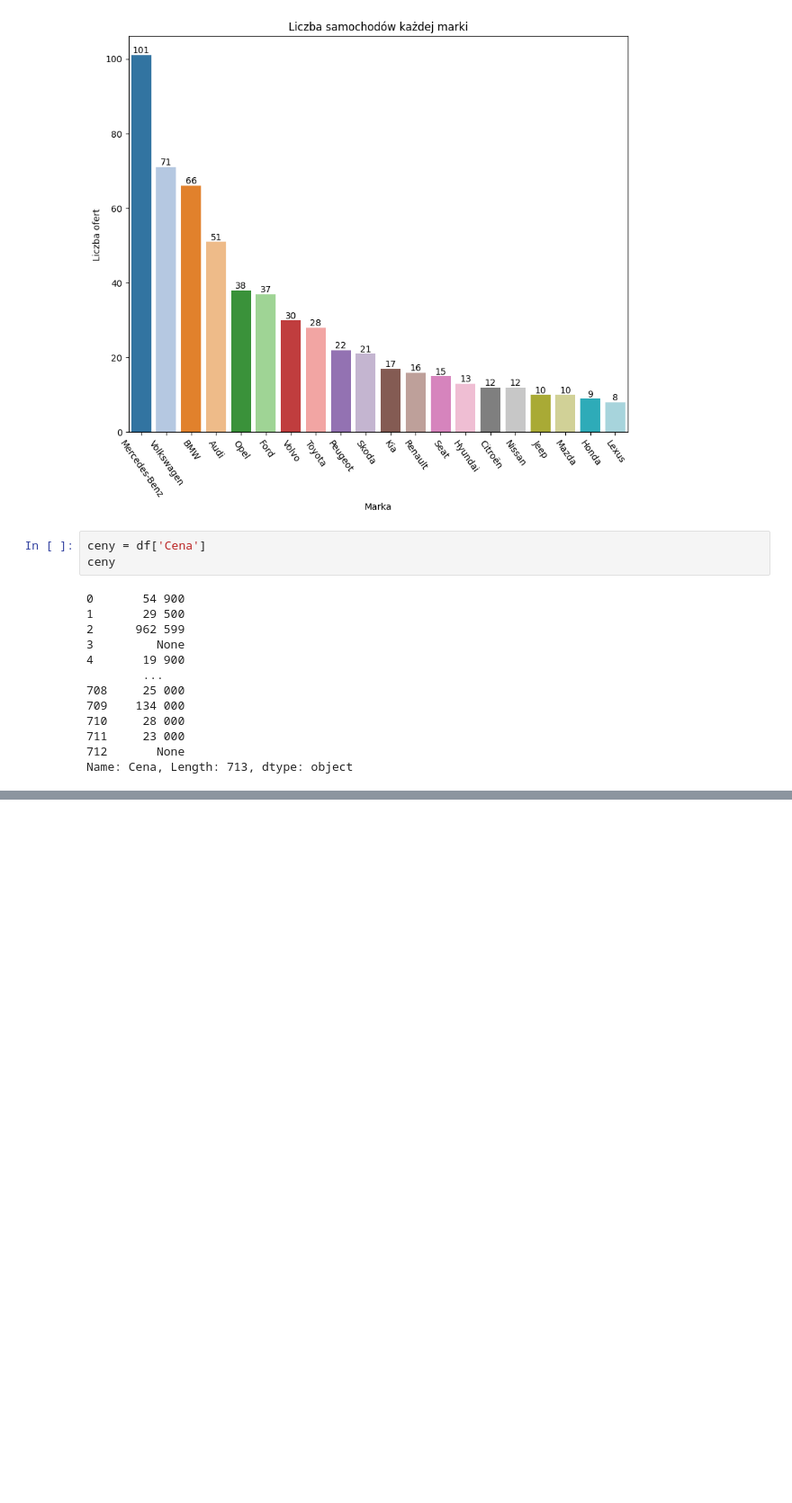
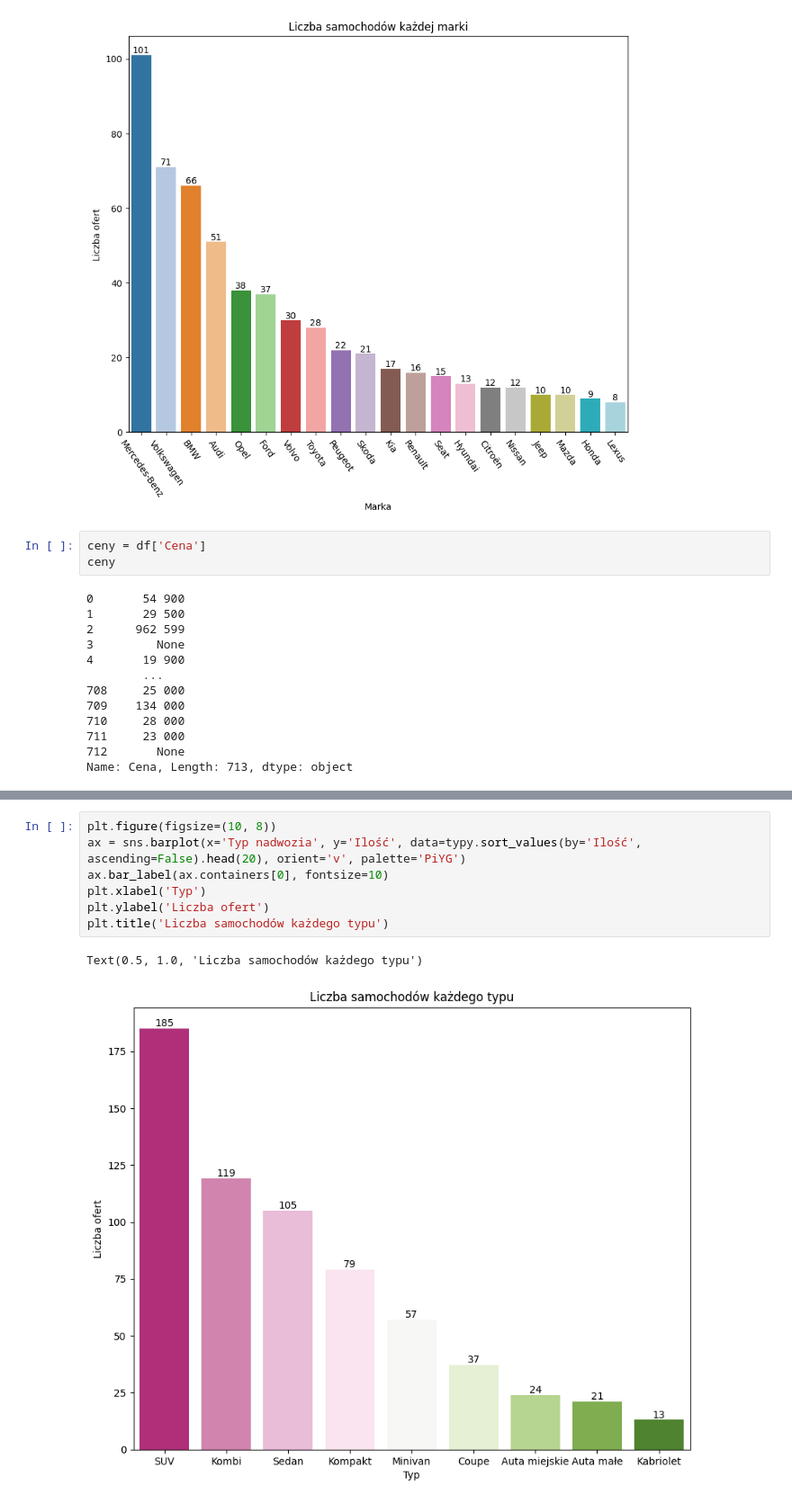
Before and after one commit to aleksandra0014/Predykcja-cen-aut, a Jupyter notebook: new_dane.ipynb, the cells around one changed output, grey strips where cells are left out. Shown at 90% size. Saved outputs shown, nothing was run; the diff lists cells and outputs as text; blank space fills up the shorter version.

```diff
--- a/new_dane.ipynb
+++ b/new_dane.ipynb
@@ -134,0 +229,10 @@ Name: Cena, Length: 713, dtype: object
+# %%
+plt.figure(figsize=(10, 8))
+ax = sns.barplot(x='Typ nadwozia', y='Ilość', data=typy.sort_values(by='Ilość', ascending=False).head(20), orient='v', palette='PiYG')
+ax.bar_label(ax.containers[0], fontsize=10)
+plt.xlabel('Typ')
+plt.ylabel('Liczba ofert')
+plt.title('Liczba samochodów każdego typu')
+# %% [output]
+Text(0.5, 1.0, 'Liczba samochodów każdego typu')
+[figure, added]
```
Also changed, not shown: parts of 39 cells of this notebook.
